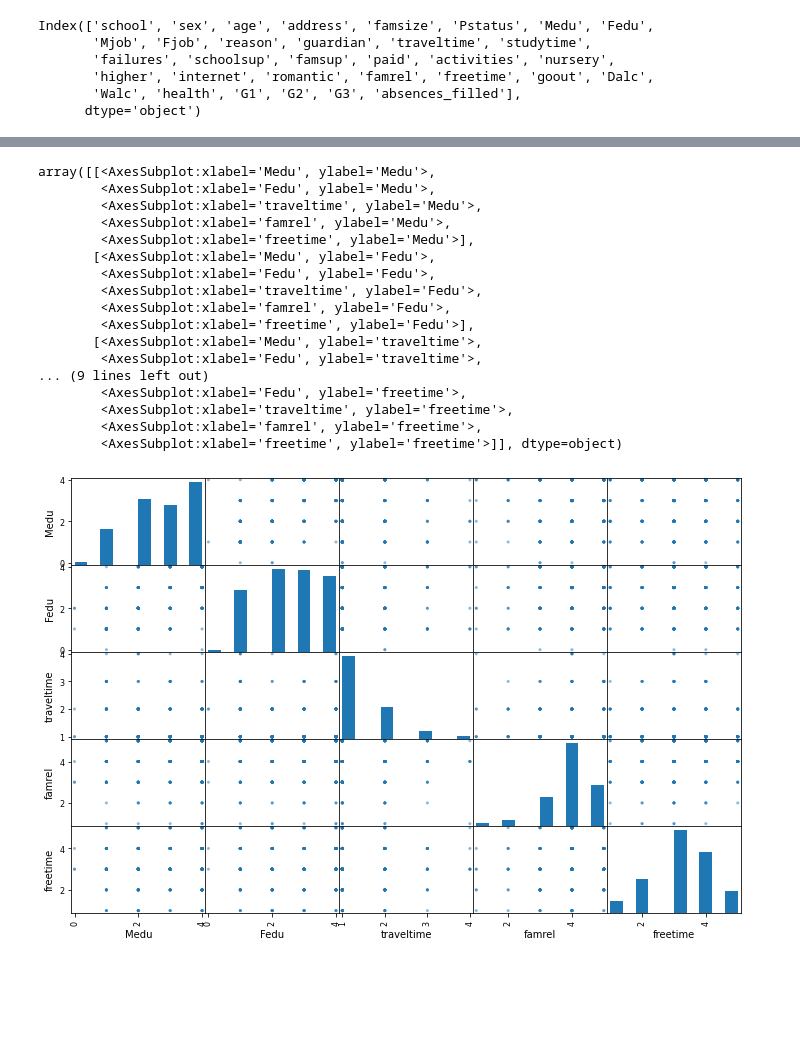
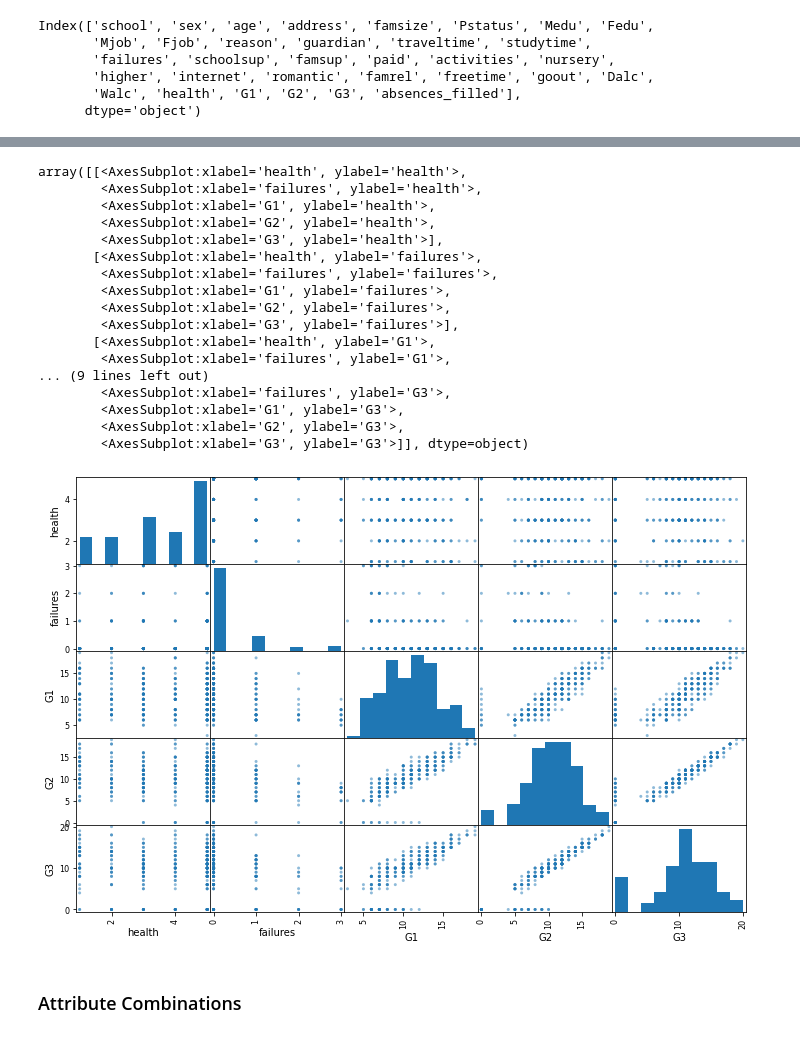
Before and after one commit to ryoiwata/handson-ml, a Jupyter notebook: notebooks/chapter_2_end_to_end_machine_learning_project.ipynb, the cells around one changed output, grey strips where cells are left out. Saved outputs shown, nothing was run; the diff lists cells and outputs as text; code cells hidden in the pictures; blank space fills up the shorter version.

```diff
--- a/notebooks/chapter_2_end_to_end_machine_learning_project.ipynb
+++ b/notebooks/chapter_2_end_to_end_machine_learning_project.ipynb
@@ -430,2 +460,2 @@ attributes = ['Medu', 'Fedu', 'traveltime', 'famrel', 'freetime']
 # %%
- ['Dalc', 'Walc', 'health'] 'studytime', 'failures', , 'goout', , 'G1', 'G2', 'G3', 'absences_filled']
+previous_performance = ['health', 'failures', 'G1', 'G2', 'G3']
@@ -434,21 +462,23 @@ SyntaxError: invalid syntax (<ipython-input-57-35bd09fd812c>, line 1)
 # %%
-scatter_matrix(training_df[attributes], figsize=(12,8))
+scatter_matrix(training_df[previous_performance], figsize=(12,8))
 # %% [output]
-array([[<AxesSubplot:xlabel='Medu', ylabel='Medu'>,
-        <AxesSubplot:xlabel='Fedu', ylabel='Medu'>,
-        <AxesSubplot:xlabel='traveltime', ylabel='Medu'>,
-        <AxesSubplot:xlabel='famrel', ylabel='Medu'>,
-        <AxesSubplot:xlabel='freetime', ylabel='Medu'>],
-       [<AxesSubplot:xlabel='Medu', ylabel='Fedu'>,
-        <AxesSubplot:xlabel='Fedu', ylabel='Fedu'>,
-        <AxesSubplot:xlabel='traveltime', ylabel='Fedu'>,
-        <AxesSubplot:xlabel='famrel', ylabel='Fedu'>,
-        <AxesSubplot:xlabel='freetime', ylabel='Fedu'>],
-       [<AxesSubplot:xlabel='Medu', ylabel='traveltime'>,
-        <AxesSubplot:xlabel='Fedu', ylabel='traveltime'>,
+array([[<AxesSubplot:xlabel='health', ylabel='health'>,
+        <AxesSubplot:xlabel='failures', ylabel='health'>,
+        <AxesSubplot:xlabel='G1', ylabel='health'>,
+        <AxesSubplot:xlabel='G2', ylabel='health'>,
+        <AxesSubplot:xlabel='G3', ylabel='health'>],
+       [<AxesSubplot:xlabel='health', ylabel='failures'>,
+        <AxesSubplot:xlabel='failures', ylabel='failures'>,
+        <AxesSubplot:xlabel='G1', ylabel='failures'>,
+        <AxesSubplot:xlabel='G2', ylabel='failures'>,
+        <AxesSubplot:xlabel='G3', ylabel='failures'>],
+       [<AxesSubplot:xlabel='health', ylabel='G1'>,
+        <AxesSubplot:xlabel='failures', ylabel='G1'>,
 ... (9 lines left out)
-        <AxesSubplot:xlabel='Fedu', ylabel='freetime'>,
-        <AxesSubplot:xlabel='traveltime', ylabel='freetime'>,
-        <AxesSubplot:xlabel='famrel', ylabel='freetime'>,
-        <AxesSubplot:xlabel='freetime', ylabel='freetime'>]], dtype=object)
+        <AxesSubplot:xlabel='failures', ylabel='G3'>,
+        <AxesSubplot:xlabel='G1', ylabel='G3'>,
+        <AxesSubplot:xlabel='G2', ylabel='G3'>,
+        <AxesSubplot:xlabel='G3', ylabel='G3'>]], dtype=object)
-[figure, old version]
+[figure, new version]
+# %% [markdown]
+### Attribute Combinations
```
Also changed, not shown: parts of 21 cells of this notebook.
